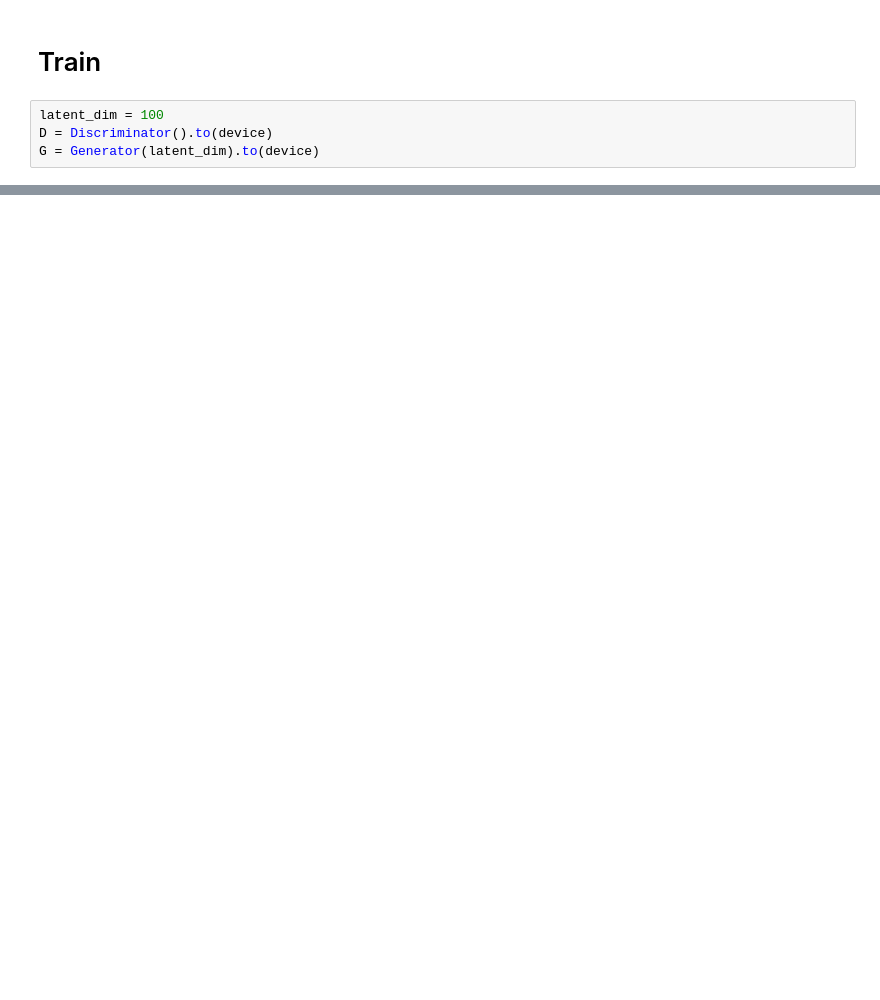
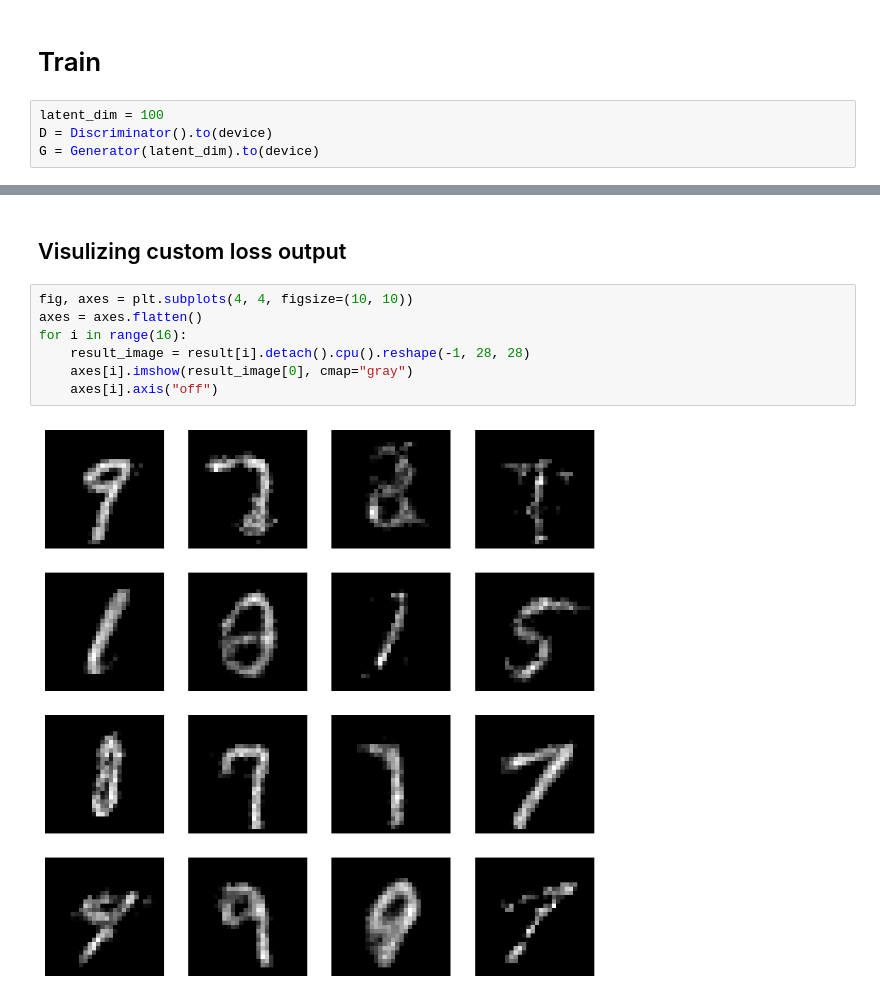
Before and after one commit to hykhhijk/PaperImplemenataion, a Jupyter notebook: GAN/GAN.ipynb, the cells around one changed output, grey strips where cells are left out. Drawn from its saved outputs; the diff is of its cells as text; blank space fills up the shorter version.

```diff
--- a/GAN/GAN.ipynb
+++ b/GAN/GAN.ipynb
@@ -129,0 +305,11 @@ torch.Size([16, 1, 784])
+# %% [markdown]
+## Visulizing custom loss output
+# %%
+fig, axes = plt.subplots(4, 4, figsize=(10, 10))
+axes = axes.flatten()
+for i in range(16):
+    result_image = result[i].detach().cpu().reshape(-1, 28, 28)
+    axes[i].imshow(result_image[0], cmap="gray")
+    axes[i].axis("off")
+# %% [output]
+[figure, added]
```
Also changed, not shown: parts of 14 cells of this notebook, 1 other file.
